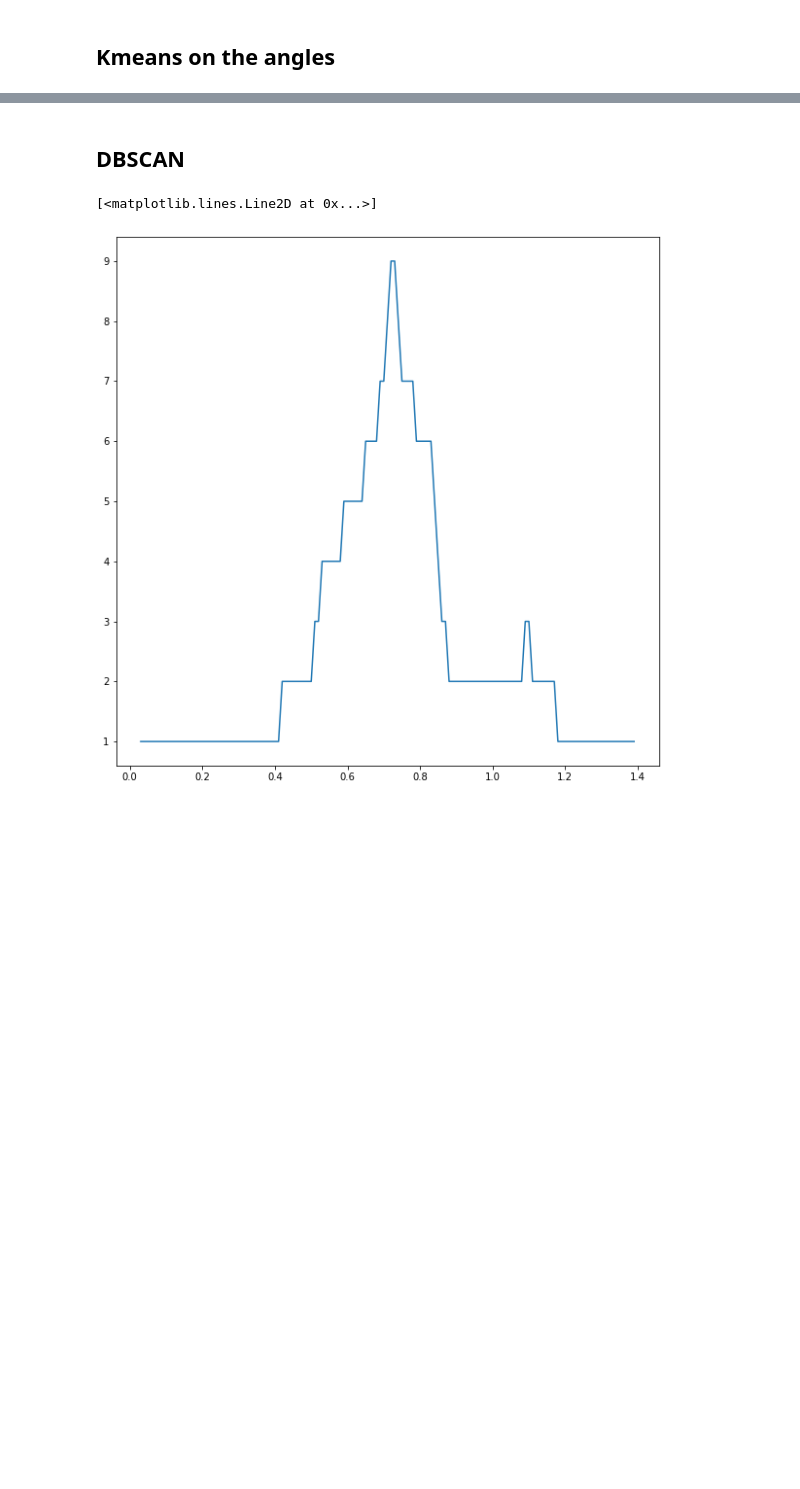
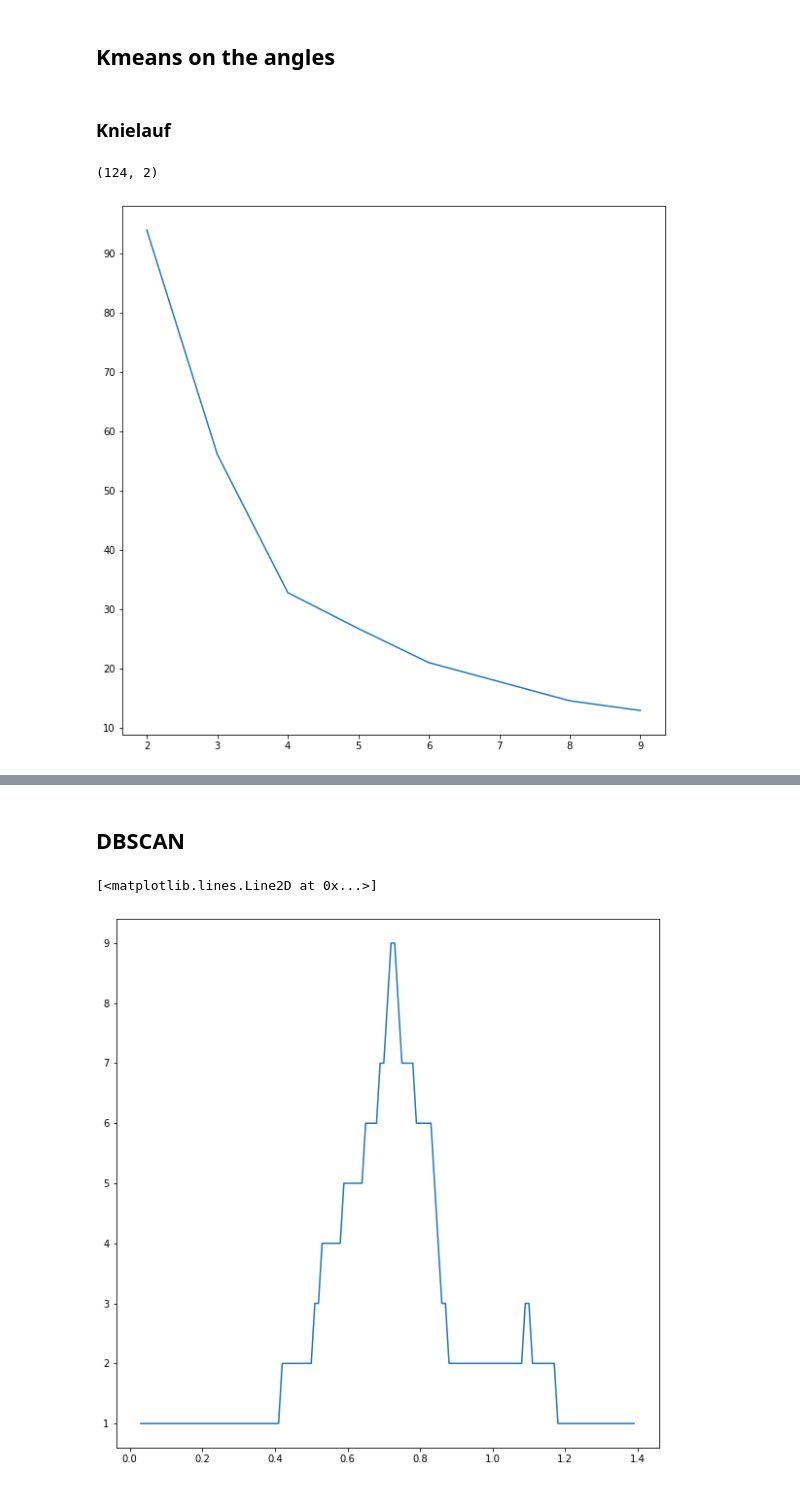
Before and after one commit to floffy-f/NSLO_DH412, a Jupyter notebook: Apsaras_analysis.ipynb, the cells around one changed output, grey strips where cells are left out. Drawn from its saved outputs; the diff is of its cells as text; code cells hidden in the pictures; blank space fills up the shorter version.

Commit message:
[Update] Separate knielauf analysis from arms-risen analysis

```diff
--- a/Apsaras_analysis.ipynb
+++ b/Apsaras_analysis.ipynb
@@ -143,9 +143,23 @@ def get_angles(keypoints):
                          make_vec(keypoints, "elbow 1", "shoulder 1"))
     angle_elbow2 = angle(make_vec(keypoints, "elbow 2", "hand 2"),
                          make_vec(keypoints, "elbow 2", "shoulder 2"))
+    angle_shoulder1 = angle(make_vec(keypoints, "shoulder 1", "elbow 1"),
+                            make_vec(keypoints, "shoulder 1", "belly"))
+    angle_shoulder2 = angle(make_vec(keypoints, "shoulder 2", "elbow 2"),
+                            make_vec(keypoints, "shoulder 2", "belly"))
     return np.stack([angle_knee1,
                      angle_knee2,
                      angle_elbow1,
-                     angle_elbow2], axis=1)
+                     angle_elbow2,
+                     angle_shoulder1,
+                     angle_shoulder2
+                    ], axis=1)
+# %% [markdown]
+### Knielauf
 # %%
 agls = get_angles(remove_nans(preprocess(positions)))
+# %%
+agls_knees = agls[:, :2]
+agls_knees.shape
+# %% [output]
+(124, 2)
@@ -152,7 +206,4 @@ agls = get_angles(remove_nans(preprocess(positions)))
 # %%
-N_CLUSTER = 16
-kma = clstr.KMeans(n_clusters=N_CLUSTER,
-                   max_iter=10000,
-                   tol=1e-9
-                  ).fit(agls)
-centers = kma.cluster_centers_
+choose_km(agls_knees, n_max=10)
+# %% [output]
+[figure, added]
```
Also changed, not shown: parts of 7 cells of this notebook.
